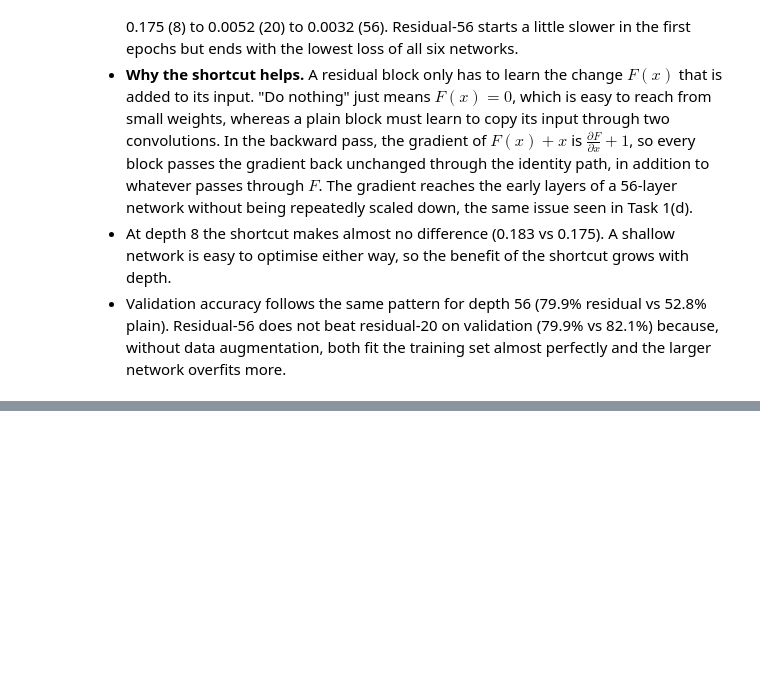
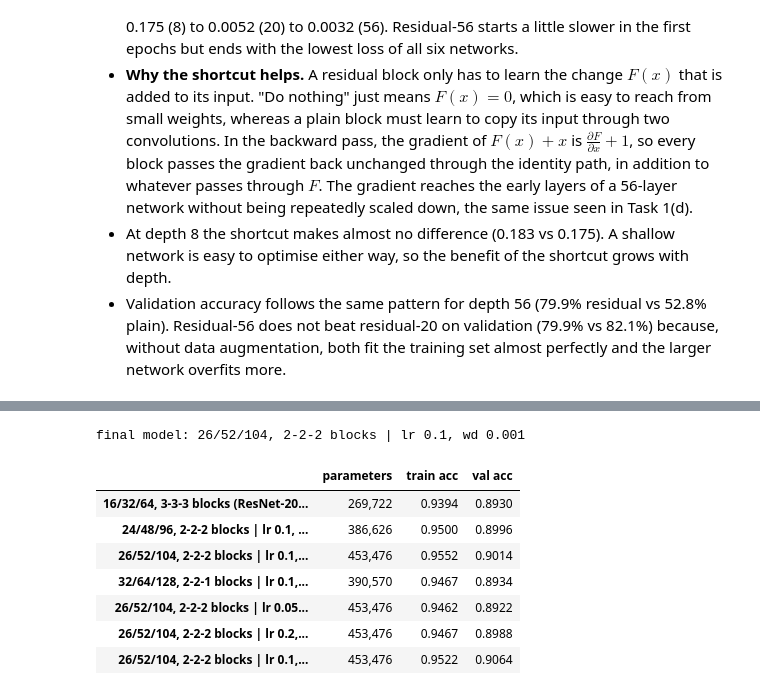
Before and after one commit to NaveenSanjaya/EN4554-Assignment-2-CNNs, a Jupyter notebook: a02_cnn.ipynb, the cells around one changed output, grey strips where cells are left out. Drawn from its saved outputs; the diff is of its cells as text; code cells hidden in the pictures; blank space fills up the shorter version.

```diff
--- a/a02_cnn.ipynb
+++ b/a02_cnn.ipynb
@@ -857,0 +900,38 @@ residual-56  final train loss 0.0032   final val acc 0.7992
+# %%
+archs = {
+    '16/32/64, 3-3-3 blocks (ResNet-20)': ((16, 32, 64), (3, 3, 3)),
+    '24/48/96, 2-2-2 blocks':             ((24, 48, 96), (2, 2, 2)),
+    '26/52/104, 2-2-2 blocks':            ((26, 52, 104), (2, 2, 2)),
+    '32/64/128, 2-2-1 blocks':            ((32, 64, 128), (2, 2, 1)),
+}
+configs, runs = {}, {}
+
+# Step 1: architecture
+for arch, (w, b) in archs.items():
+    name = f'{arch} | lr 0.1, wd 5e-4'
+    configs[name] = dict(widths=w, blocks=b)
+    runs[name] = run4(**configs[name])
+best_arch = max(archs, key=lambda a: runs[f'{a} | lr 0.1, wd 5e-4'][1]['val_acc'][-1])
+
+# Step 2: learning rate and weight decay for the best architecture
+w, b = archs[best_arch]
+for lr, wd in [(0.05, 5e-4), (0.2, 5e-4), (0.1, 1e-3)]:
+    name = f'{best_arch} | lr {lr}, wd {wd:g}'
+    configs[name] = dict(widths=w, blocks=b, lr=lr, wd=wd)
+    runs[name] = run4(**configs[name])
+
+final_name = max(runs, key=lambda n: runs[n][1]['val_acc'][-1])
+final_model, final_hist = runs[final_name]
+print('final model:', final_name)
+pd.DataFrame({n: summary(*r) for n, r in runs.items()}).T.style.format(
+    {'parameters': '{:,.0f}', 'train acc': '{:.4f}', 'val acc': '{:.4f}'})
+# %% [output]
+final model: 26/52/104, 2-2-2 blocks | lr 0.1, wd 0.001
+|  | parameters | train acc | val acc |
+| 16/32/64, 3-3-3 blocks (ResNet-20... | 269,722 | 0.9394 | 0.8930 |
+| 24/48/96, 2-2-2 blocks | lr 0.1, ... | 386,626 | 0.9500 | 0.8996 |
+| 26/52/104, 2-2-2 blocks | lr 0.1,... | 453,476 | 0.9552 | 0.9014 |
+| 32/64/128, 2-2-1 blocks | lr 0.1,... | 390,570 | 0.9467 | 0.8934 |
+| 26/52/104, 2-2-2 blocks | lr 0.05... | 453,476 | 0.9462 | 0.8922 |
+| 26/52/104, 2-2-2 blocks | lr 0.2,... | 453,476 | 0.9467 | 0.8988 |
+| 26/52/104, 2-2-2 blocks | lr 0.1,... | 453,476 | 0.9522 | 0.9064 |
```
Also changed, not shown: parts of 11 cells of this notebook.
